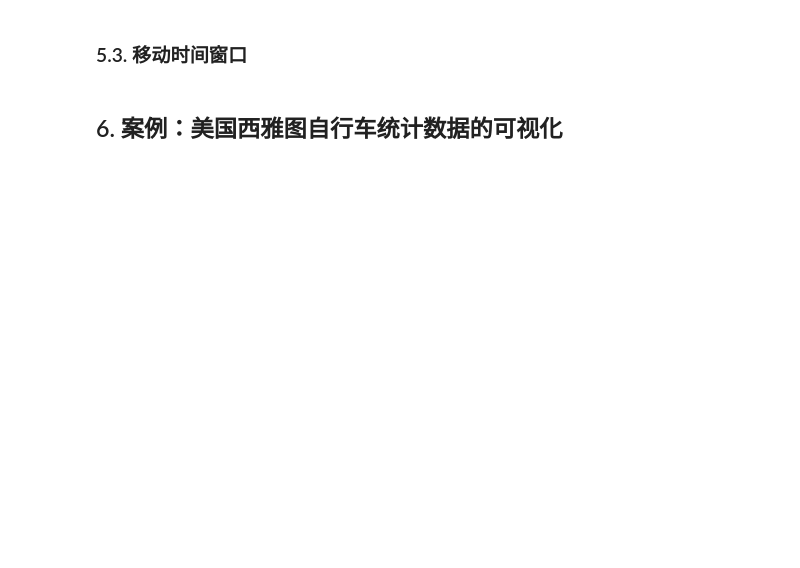
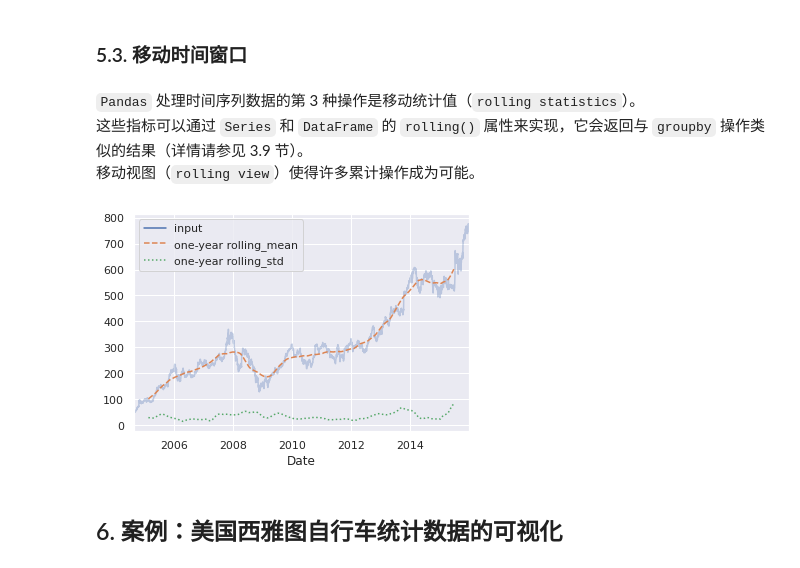
Before and after one commit to michaelbrucelin/HelloLanguage, a Jupyter notebook: Jupyter/Python/Book/Python数据科学手册/02-Pandas数据处理/12-处理时间序列.ipynb, the cells around one changed output. Drawn from its saved outputs; the diff is of its cells as text; code cells hidden in the pictures; blank space fills up the shorter version.

```diff
--- a/Jupyter/Python/Book/Python数据科学手册/02-Pandas数据处理/12-处理时间序列.ipynb
+++ b/Jupyter/Python/Book/Python数据科学手册/02-Pandas数据处理/12-处理时间序列.ipynb
@@ -354,4 +399,18 @@ ax[1].legend(["back-fill", "forward-fill"])
 # %% [markdown]
 ### 5.3. 移动时间窗口
+# %% [markdown]
+`Pandas` 处理时间序列数据的第 3 种操作是移动统计值（`rolling statistics`）。
+这些指标可以通过 `Series` 和 `DataFrame` 的 `rolling()` 属性来实现，它会返回与 `groupby` 操作类似的结果（详情请参见 3.9 节）。
+移动视图（`rolling view`）使得许多累计操作成为可能。
+# %%
+# 可以通过下面的代码获取 Google 股票收盘价的一年期移动平均值和标准差，如图所示
+rolling = goog.rolling(365, center=True)
+data = pd.DataFrame({'input': goog,
+                     'one-year rolling_mean': rolling.mean(),
+                     'one-year rolling_std': rolling.std()})
+ax = data.plot(style=['-', '--', ':'])
+ax.lines[0].set_alpha(0.3)
+# %% [output]
+[figure, added]
 # %% [markdown]
 ## 6. 案例：美国西雅图自行车统计数据的可视化
```
Also changed, not shown: parts of 21 cells of this notebook, 2 other files.
